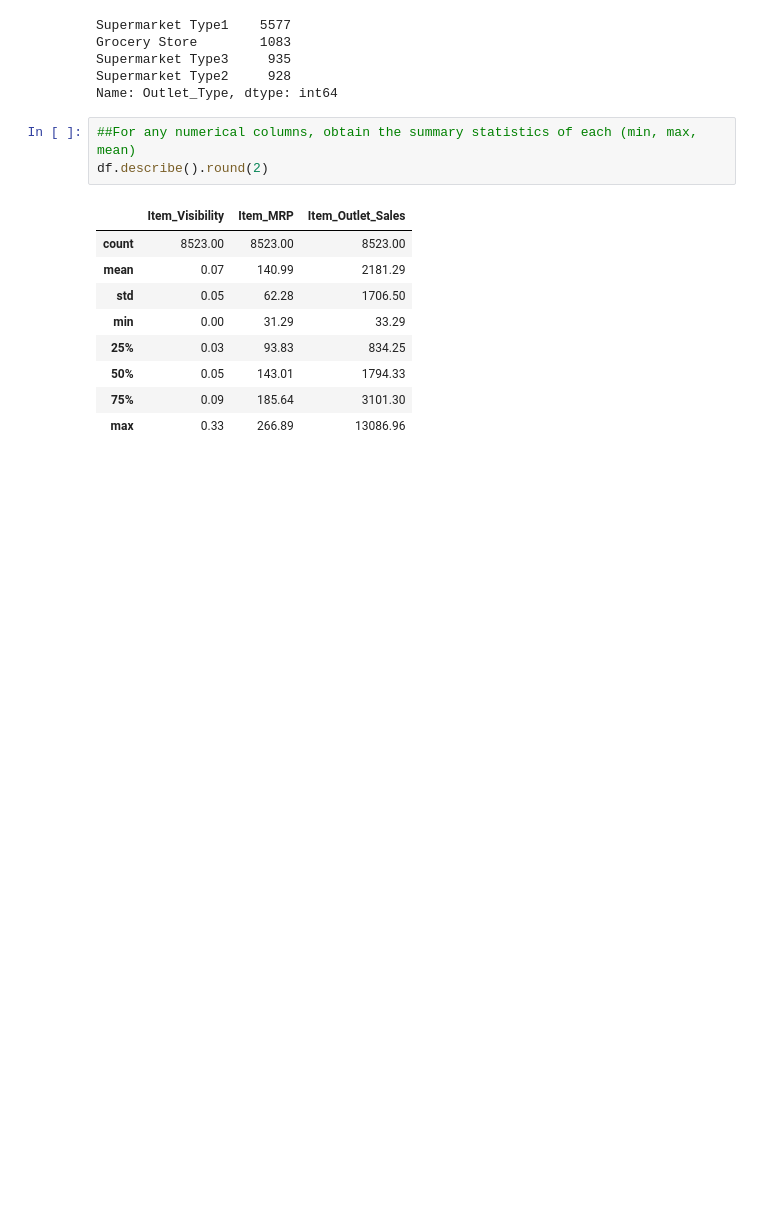
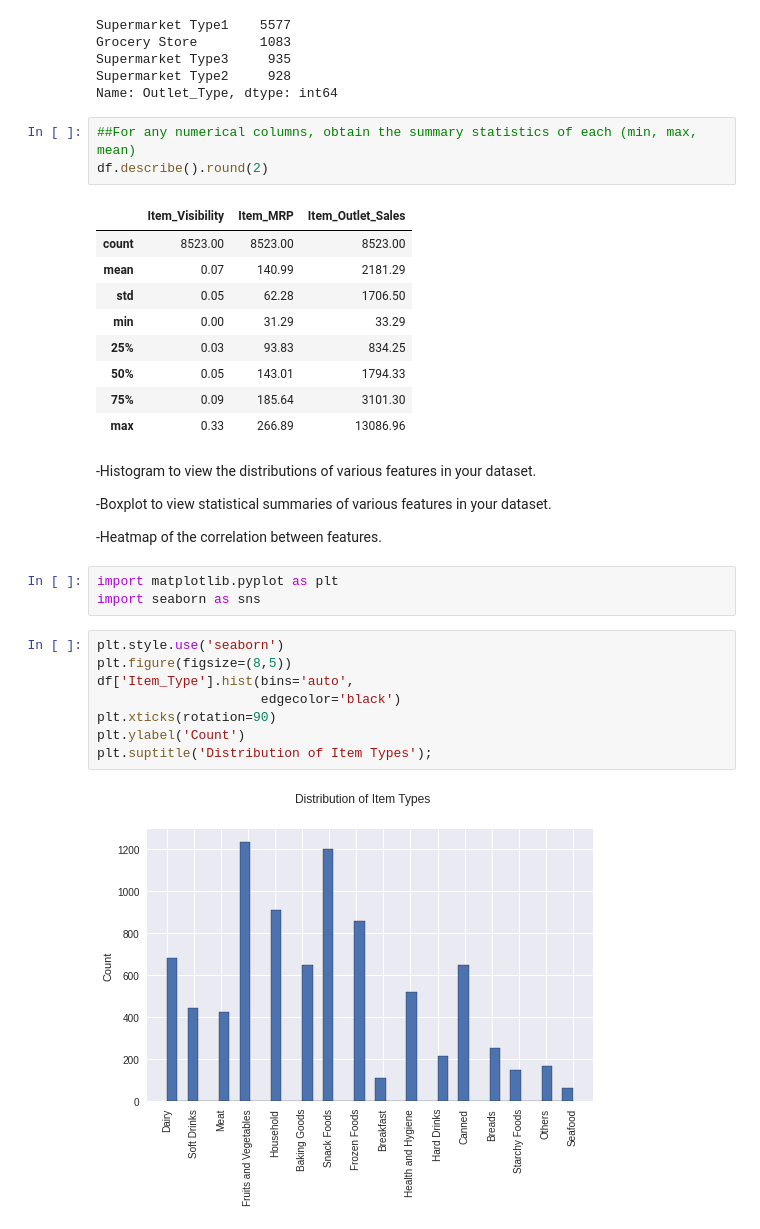
Before and after one commit to LauraDimaria/Sales-Predictions, a Jupyter notebook: Sales_Predictions.ipynb, the cells around one changed output. Drawn from its saved outputs; the diff is of its cells as text; blank space fills up the shorter version.

```diff
--- a/Sales_Predictions.ipynb
+++ b/Sales_Predictions.ipynb
@@ -203,3 +203,22 @@ df.describe().round(2)
 | 50% | 0.05 | 143.01 | 1794.33 |
 | 75% | 0.09 | 185.64 | 3101.30 |
 | max | 0.33 | 266.89 | 13086.96 |
+# %% [markdown]
+-Histogram to view the distributions of various features in your dataset.
+
+-Boxplot to view statistical summaries of various features in your dataset.
+
+-Heatmap of the correlation between features.
+# %%
+import matplotlib.pyplot as plt
+import seaborn as sns
+# %%
+plt.style.use('seaborn')
+plt.figure(figsize=(8,5))
+df['Item_Type'].hist(bins='auto',
+                     edgecolor='black')
+plt.xticks(rotation=90)
+plt.ylabel('Count')
+plt.suptitle('Distribution of Item Types');
+# %% [output]
+[figure, added]
```
Also changed, not shown: parts of 6 cells of this notebook.
